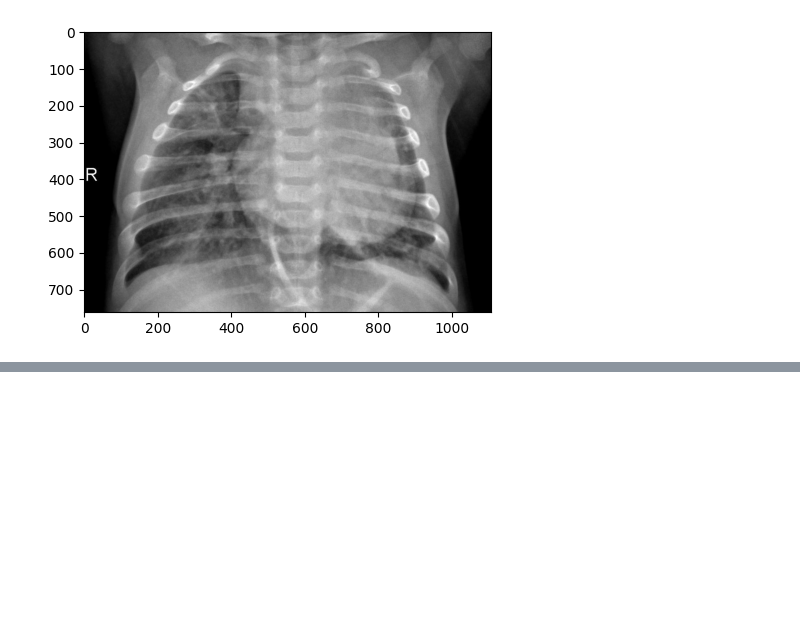
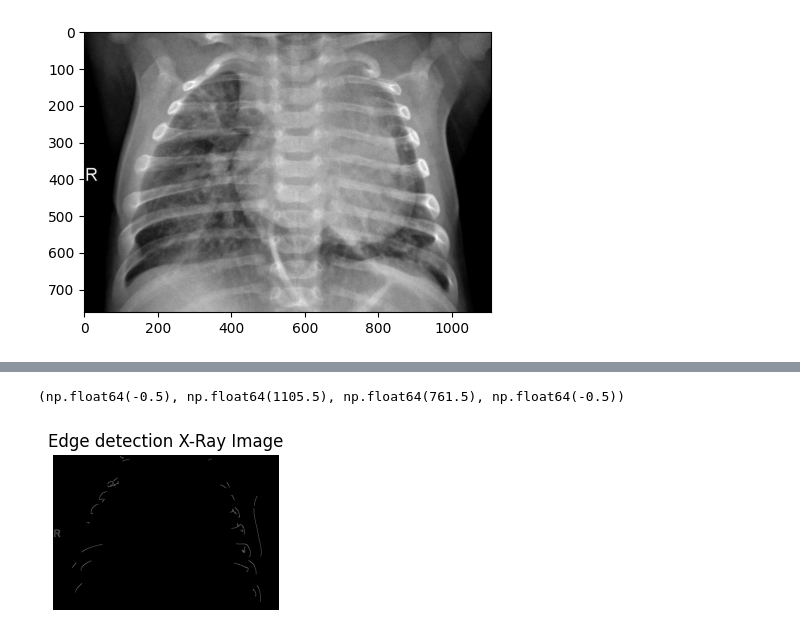
Before and after one commit to Kabilash01/Semester6, a Jupyter notebook: dl_med/test.ipynb, the cells around one changed output, grey strips where cells are left out. Cells and saved outputs as stored; diff of their text form; code cells hidden in the pictures; blank space fills up the shorter version.

```diff
--- a/dl_med/test.ipynb
+++ b/dl_med/test.ipynb
@@ -21,0 +42,9 @@ plt.imshow(xray,cmap='grey')
+# %%
+edges = cv2.Canny(xray, 100, 200)
+plt.subplot(1, 2, 2)
+plt.title("Edge detection X-Ray Image")
+plt.imshow(edges, cmap='gray')
+plt.axis('off')
+# %% [output]
+(np.float64(-0.5), np.float64(1105.5), np.float64(761.5), np.float64(-0.5))
+[figure, added]
```
Also changed, not shown: parts of 3 cells of this notebook, 1 other file.
